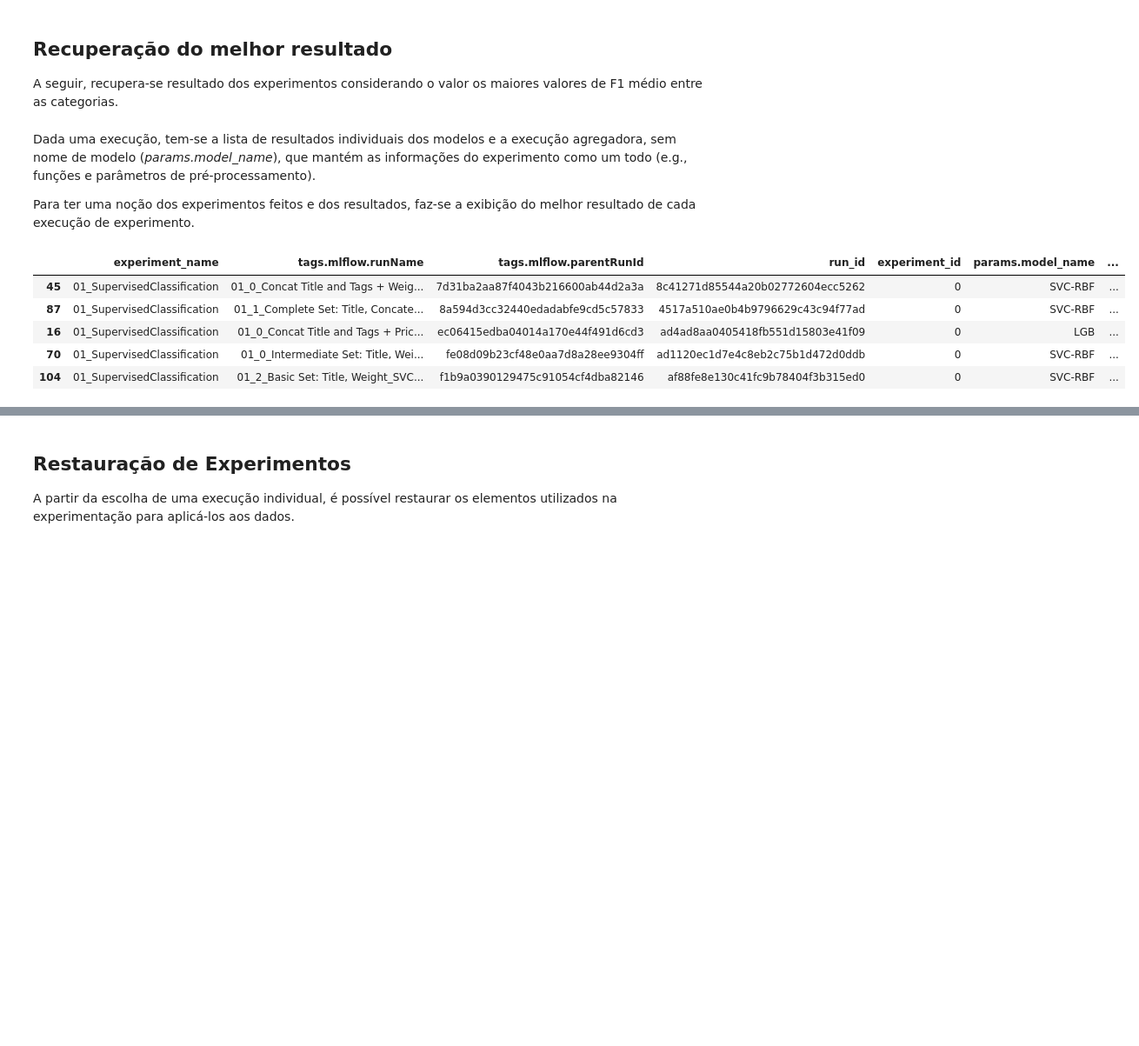
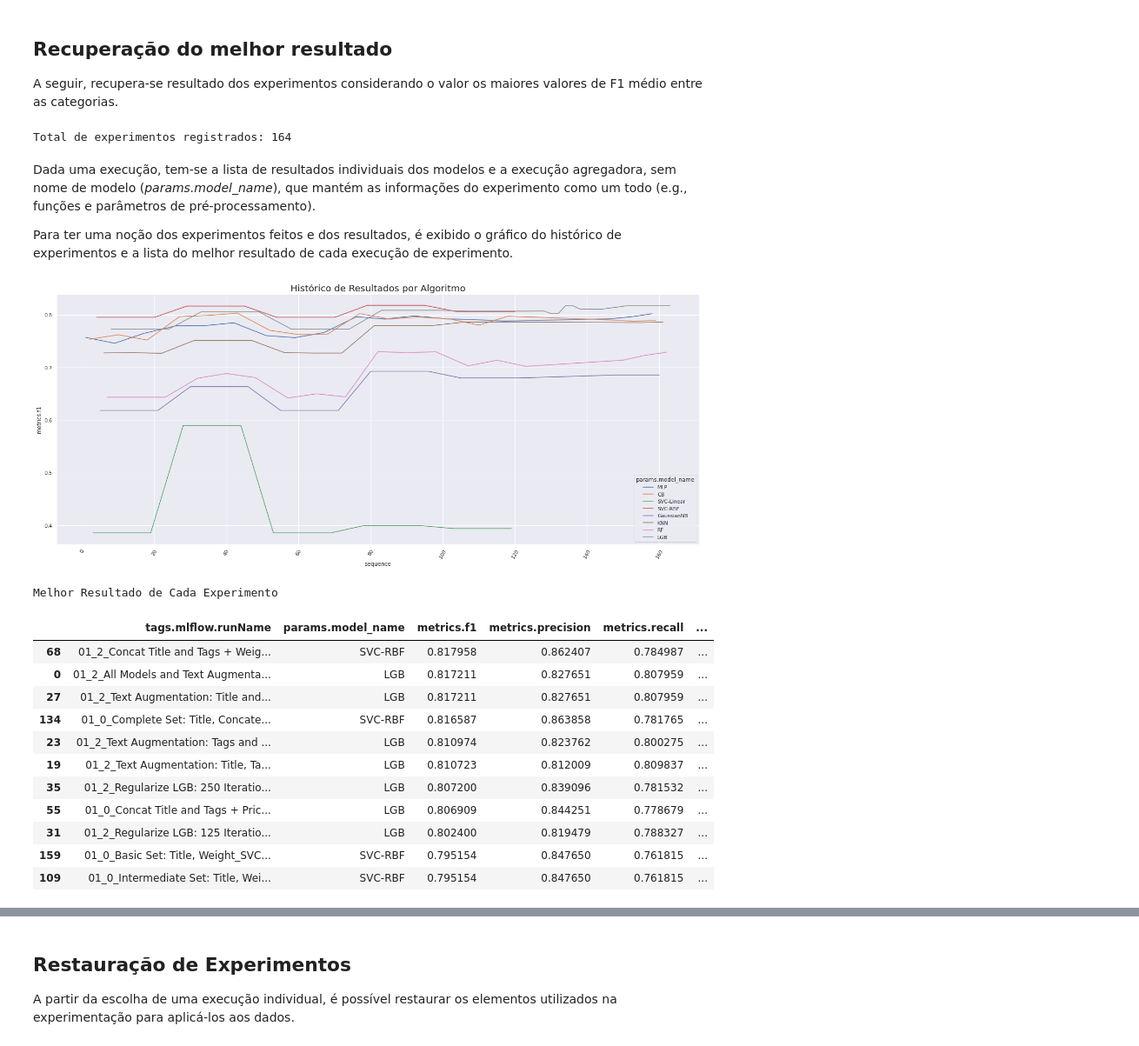
Before and after one commit to brunovilar/desafio-data-science-elo7, a Jupyter notebook: notebooks/03.1_Historico_de_Experimentos.ipynb, the cells around one changed output, grey strips where cells are left out. Shown at 87% size. Saved outputs shown, nothing was run; the diff lists cells and outputs as text; code cells hidden in the pictures; blank space fills up the shorter version.

```diff
--- a/notebooks/03.1_Historico_de_Experimentos.ipynb
+++ b/notebooks/03.1_Historico_de_Experimentos.ipynb
@@ -50,35 +50,70 @@ mlflow_client = MlflowClient()
 
 best_experiments_result = [
     mlflow.search_runs(experiment_ids=[experiment_id],
-                       max_results=200,
                        order_by=['metrics.F1 DESC'],
                        filter_string='attributes.status="FINISHED"')
     for experiment_id in [EXPERIMENT_ID]
 ]
 
 best_results = pd.concat(best_experiments_result, axis=0)
+
+print(f'Total de experimentos registrados: {len(best_results)}')
+# %% [output]
+Total de experimentos registrados: 164
 # %% [markdown]
 Dada uma execução, tem-se a lista de resultados individuais dos modelos e a execução agregadora, sem nome de modelo (*params.model_name*), que mantém as informações do experimento como um todo (e.g., funções e parâmetros de pré-processamento).
 
-Para ter uma noção dos experimentos feitos e dos resultados, faz-se a exibição do melhor resultado de cada execução de experimento.
+Para ter uma noção dos experimentos feitos e dos resultados, é exibido o gráfico do histórico de experimentos e a lista do melhor resultado de cada execução de experimento.
 # %%
-columns_to_show = ['experiment_name', 'tags.mlflow.runName', 'tags.mlflow.parentRunId', 'run_id', 'experiment_id', 'params.model_name',
-                   'metrics.f1', 'metrics.precision', 'metrics.recall', 'metrics.training_time']
+formated_frame = (best_results
+                  .sort_values(by='start_time')
+                  .assign(sequence=lambda f:  (f
+                                               [['tags.mlflow.parentRunId']]
+                                               .groupby('tags.mlflow.parentRunId')
+                                               .cumcount()
+                                               .reset_index()
+                                               .iloc[:, 0]
+                                              )
+                         )
+                 )
 
-(best_results
- .assign(experiment_name=lambda f: f['experiment_id'].apply(lambda id: mlflow_client.get_experiment(id).name))
- .sort_values(by='metrics.f1', ascending=False)
- .loc[lambda f: ~f['params.model_name'].isna()]
- .drop_duplicates(['tags.mlflow.parentRunId'])
- [columns_to_show]
-)
+g = sns.lineplot(data=formated_frame.loc[lambda f:~f['params.model_name'].isna()], x="sequence", y="metrics.f1", hue="params.model_name")
+g.set_title('Histórico de Resultados por Algoritmo', fontdict={'fontsize': 20})
+plt.xticks(rotation=60)
+plt.show()
+
+
+columns_to_show = ['tags.mlflow.runName', 'params.model_name',
+                   'metrics.f1', 'metrics.precision', 'metrics.recall', 'metrics.training_time',
+                   'tags.mlflow.parentRunId', 'run_id',
+                  ]
+
+history_frame = (best_results
+                 .assign(experiment_name=lambda f: f['experiment_id'].apply(lambda id: mlflow_client.get_experiment(id).name))
+                 .sort_values(by='metrics.f1', ascending=False)
+                 .loc[lambda f: ~f['params.model_name'].isna()]
+                 .drop_duplicates(['tags.mlflow.parentRunId'])
+                 [columns_to_show]
+                 .drop(columns=['tags.mlflow.parentRunId', 'run_id'])
+                )
+display_side_by_side([history_frame], ['Melhor Resultado de Cada Experimento'])
+
+del formated_frame, history_frame
 # %% [output]
+[figure, added]
+Melhor Resultado de Cada Experimento
-|  | experiment_name | tags.mlflow.runName | tags.mlflow.parentRunId | run_id | experiment_id | params.model_name | ... |
-| 45 | 01_SupervisedClassification | 01_0_Concat Title and Tags + Weig... | 7d31ba2aa87f4043b216600ab44d2a3a | 8c41271d85544a20b02772604ecc5262 | 0 | SVC-RBF | ... |
-| 87 | 01_SupervisedClassification | 01_1_Complete Set: Title, Concate... | 8a594d3cc32440edadabfe9cd5c57833 | 4517a510ae0b4b9796629c43c94f77ad | 0 | SVC-RBF | ... |
-| 16 | 01_SupervisedClassification | 01_0_Concat Title and Tags + Pric... | ec06415edba04014a170e44f491d6cd3 | ad4ad8aa0405418fb551d15803e41f09 | 0 | LGB | ... |
-| 70 | 01_SupervisedClassification | 01_0_Intermediate Set: Title, Wei... | fe08d09b23cf48e0aa7d8a28ee9304ff | ad1120ec1d7e4c8eb2c75b1d472d0ddb | 0 | SVC-RBF | ... |
-| 104 | 01_SupervisedClassification | 01_2_Basic Set: Title, Weight_SVC... | f1b9a0390129475c91054cf4dba82146 | af88fe8e130c41fc9b78404f3b315ed0 | 0 | SVC-RBF | ... |
+|  | tags.mlflow.runName | params.model_name | metrics.f1 | metrics.precision | metrics.recall | ... |
+| 68 | 01_2_Concat Title and Tags + Weig... | SVC-RBF | 0.817958 | 0.862407 | 0.784987 | ... |
+| 0 | 01_2_All Models and Text Augmenta... | LGB | 0.817211 | 0.827651 | 0.807959 | ... |
+| 27 | 01_2_Text Augmentation: Title and... | LGB | 0.817211 | 0.827651 | 0.807959 | ... |
+| 134 | 01_0_Complete Set: Title, Concate... | SVC-RBF | 0.816587 | 0.863858 | 0.781765 | ... |
+| 23 | 01_2_Text Augmentation: Tags and ... | LGB | 0.810974 | 0.823762 | 0.800275 | ... |
+| 19 | 01_2_Text Augmentation: Title, Ta... | LGB | 0.810723 | 0.812009 | 0.809837 | ... |
+| 35 | 01_2_Regularize LGB: 250 Iteratio... | LGB | 0.807200 | 0.839096 | 0.781532 | ... |
+| 55 | 01_0_Concat Title and Tags + Pric... | LGB | 0.806909 | 0.844251 | 0.778679 | ... |
+| 31 | 01_2_Regularize LGB: 125 Iteratio... | LGB | 0.802400 | 0.819479 | 0.788327 | ... |
+| 159 | 01_0_Basic Set: Title, Weight_SVC... | SVC-RBF | 0.795154 | 0.847650 | 0.761815 | ... |
+| 109 | 01_0_Intermediate Set: Title, Wei... | SVC-RBF | 0.795154 | 0.847650 | 0.761815 | ... |
 # %% [markdown]
 Como mostram os resultados, foram feitos experimentos combinando diferentes atributos disponíveis. Para a maior parte deles, **o algoritmo SVC-RBF (uma implementação do SVM com kernel RBF) teve a maior parte dos melhores resultados**. **Apesar da boa eficácia do algoritmo, pode-se notar que sua eficiência é pelo menos 12 vezes pior do que a do LightGBM (LGB)**. Apesar de essa comparação não ser perfeitamente justa, considerando o modelo do LGB tem 301 *features* em vez de 303, o experimento com título `01_2_Basic Set: Title, Weight_SVC-RBF` apresenta o mesmo número de *features* e a eficácia do SVC-RBF é ainda pior.
 
```
Also changed, not shown: parts of 12 cells of this notebook, 1 other file.
